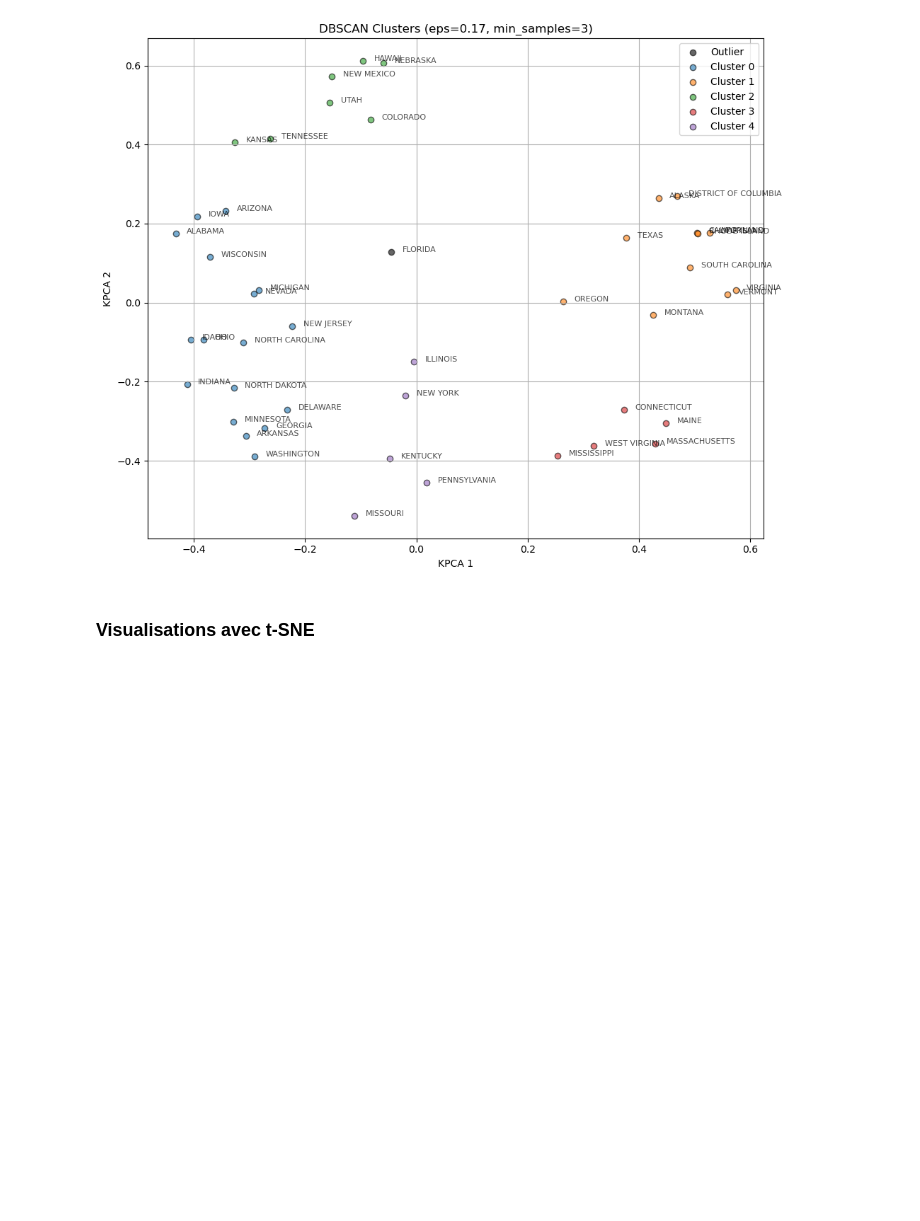
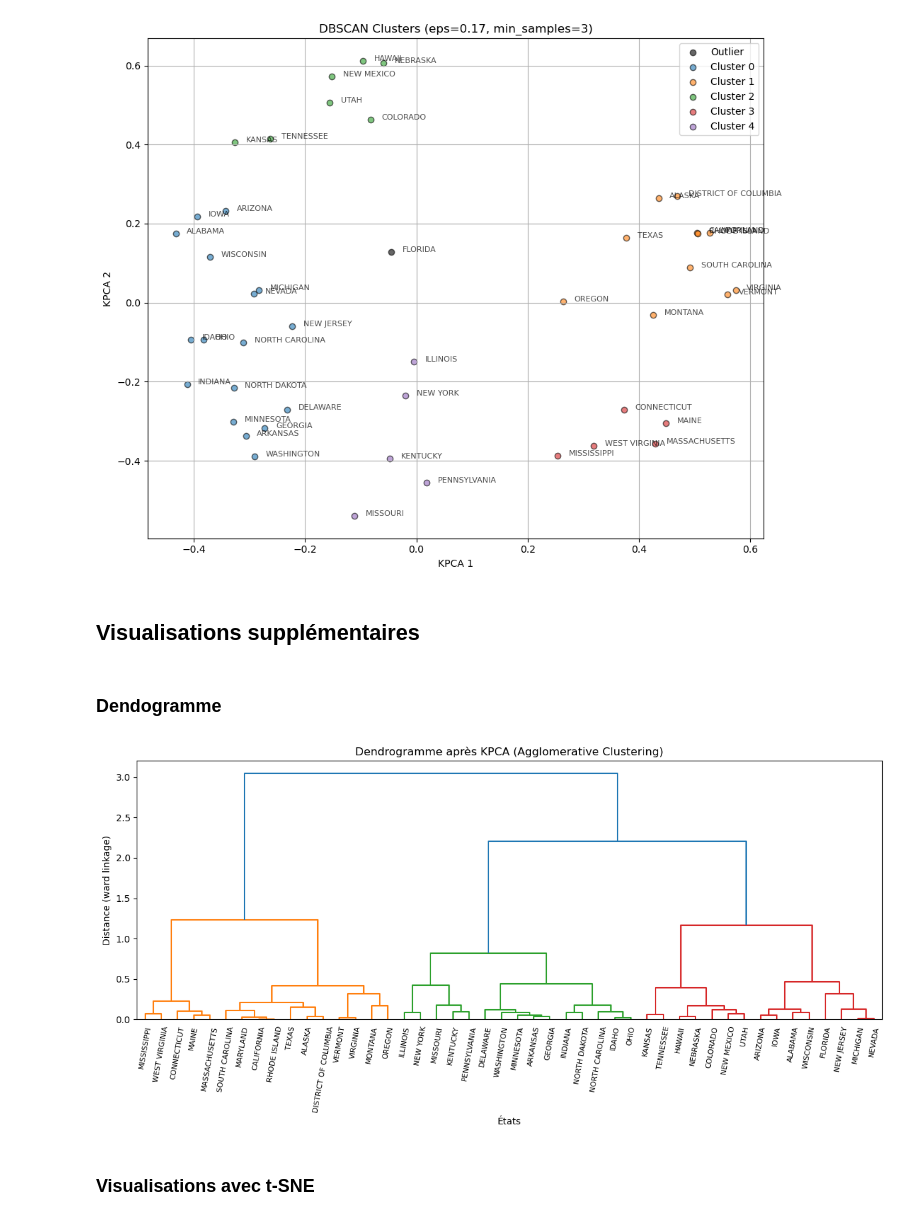
Before and after one commit to mikhailBenali/ML2_Project_ESB_adoption, a Jupyter notebook: src/BusDistribution.ipynb, the cells around one changed output. Drawn from its saved outputs; the diff is of its cells as text; code cells hidden in the pictures; blank space fills up the shorter version.

Commit message:
Ajout du dendogramme

```diff
--- a/src/BusDistribution.ipynb
+++ b/src/BusDistribution.ipynb
@@ -687,6 +689,25 @@ plot_kpca_clusters(X_kpca, labels_dbscan_kpca, "DBSCAN Clusters (eps=0.17, min_s
 [figure]
 [figure]
 [figure]
+# %% [markdown]
+## Visualisations supplémentaires
+# %% [markdown]
+### Dendogramme
+# %%
+# Calculer la matrice distances / dissimilarités
+linked = linkage(X_kpca, method='ward')
+# Par défaut ward method qui cherche à minimiser la variance intra cluster.
+
+# Dendogramme
+plt.figure(figsize=(12, 6))
+dendrogram(linked, labels=states, leaf_rotation=80)
+plt.title("Dendrogramme après KPCA (Agglomerative Clustering)")
+plt.xlabel("États")
+plt.ylabel("Distance (ward linkage)")
+plt.tight_layout()
+plt.show()
+# %% [output]
+[figure, added]
 # %% [markdown]
 ### Visualisations avec t-SNE
 # %%
```
Also changed, not shown: parts of 1 cell of this notebook.
